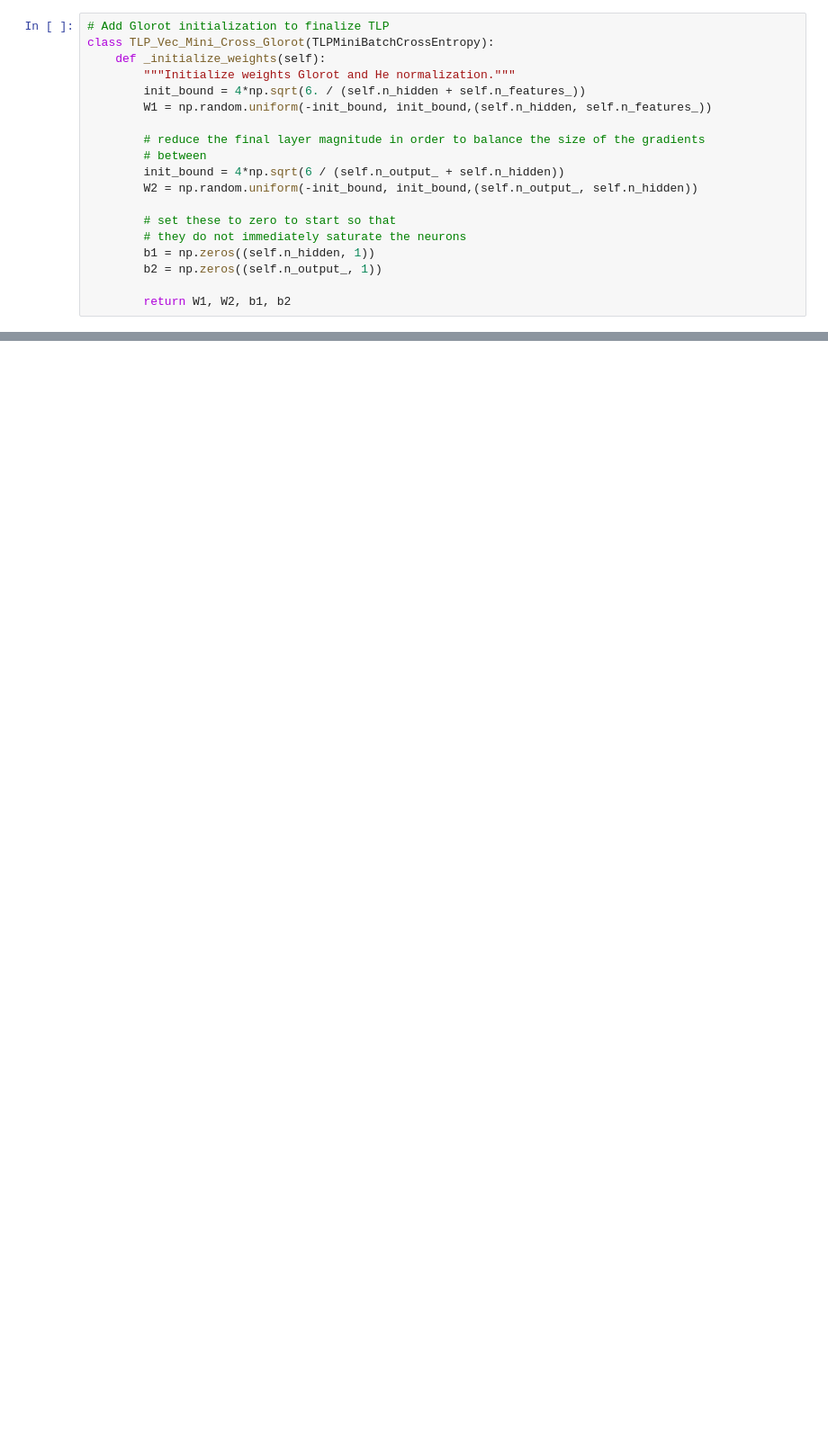
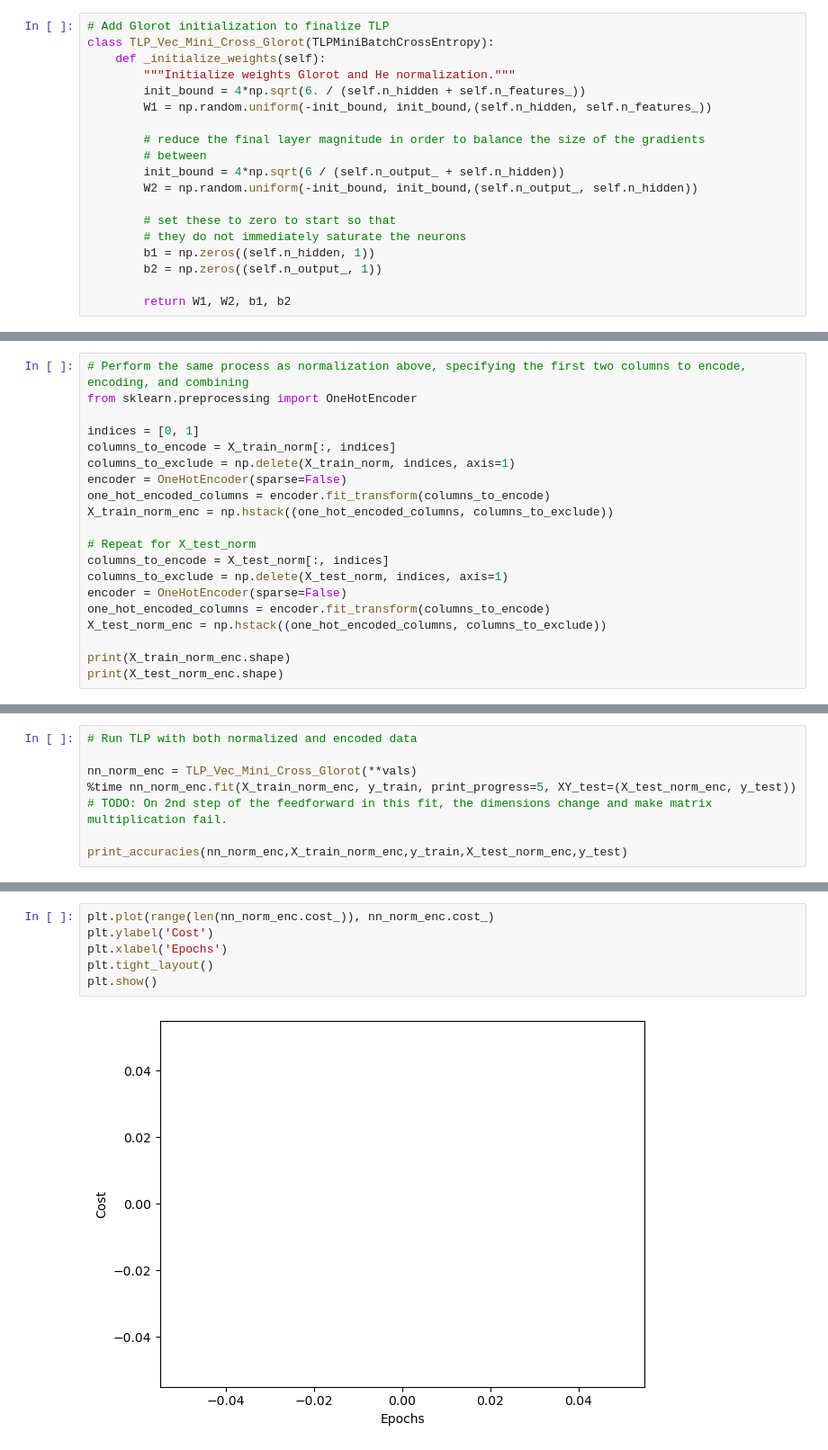
Before and after one commit to wyattsaltzman/ML-F23-Lab4, a Jupyter notebook: lab4.ipynb, the cells around one changed output, grey strips where cells are left out. Shown at 90% size. Drawn from its saved outputs; the diff is of its cells as text; blank space fills up the shorter version.

```diff
--- a/lab4.ipynb
+++ b/lab4.ipynb
@@ -504,0 +573,20 @@ plt.show()
+# %%
+# Perform the same process as normalization above, specifying the first two columns to encode, encoding, and combining
+from sklearn.preprocessing import OneHotEncoder
+
+indices = [0, 1]
+columns_to_encode = X_train_norm[:, indices]
+columns_to_exclude = np.delete(X_train_norm, indices, axis=1)
+encoder = OneHotEncoder(sparse=False)
+one_hot_encoded_columns = encoder.fit_transform(columns_to_encode)
+X_train_norm_enc = np.hstack((one_hot_encoded_columns, columns_to_exclude))
+
+# Repeat for X_test_norm
+columns_to_encode = X_test_norm[:, indices]
+columns_to_exclude = np.delete(X_test_norm, indices, axis=1)
+encoder = OneHotEncoder(sparse=False)
+one_hot_encoded_columns = encoder.fit_transform(columns_to_encode)
+X_test_norm_enc = np.hstack((one_hot_encoded_columns, columns_to_exclude))
+
+print(X_train_norm_enc.shape)
+print(X_test_norm_enc.shape)
@@ -504,0 +648,8 @@ plt.show()
+# %%
+# Run TLP with both normalized and encoded data
+
+nn_norm_enc = TLP_Vec_Mini_Cross_Glorot(**vals)
+%time nn_norm_enc.fit(X_train_norm_enc, y_train, print_progress=5, XY_test=(X_test_norm_enc, y_test))
+# TODO: On 2nd step of the feedforward in this fit, the dimensions change and make matrix multiplication fail.
+
+print_accuracies(nn_norm_enc,X_train_norm_enc,y_train,X_test_norm_enc,y_test)
@@ -504,0 +662,8 @@ plt.show()
+# %%
+plt.plot(range(len(nn_norm_enc.cost_)), nn_norm_enc.cost_)
+plt.ylabel('Cost')
+plt.xlabel('Epochs')
+plt.tight_layout()
+plt.show()
+# %% [output]
+[figure, added]
```
Also changed, not shown: parts of 19 cells of this notebook.
